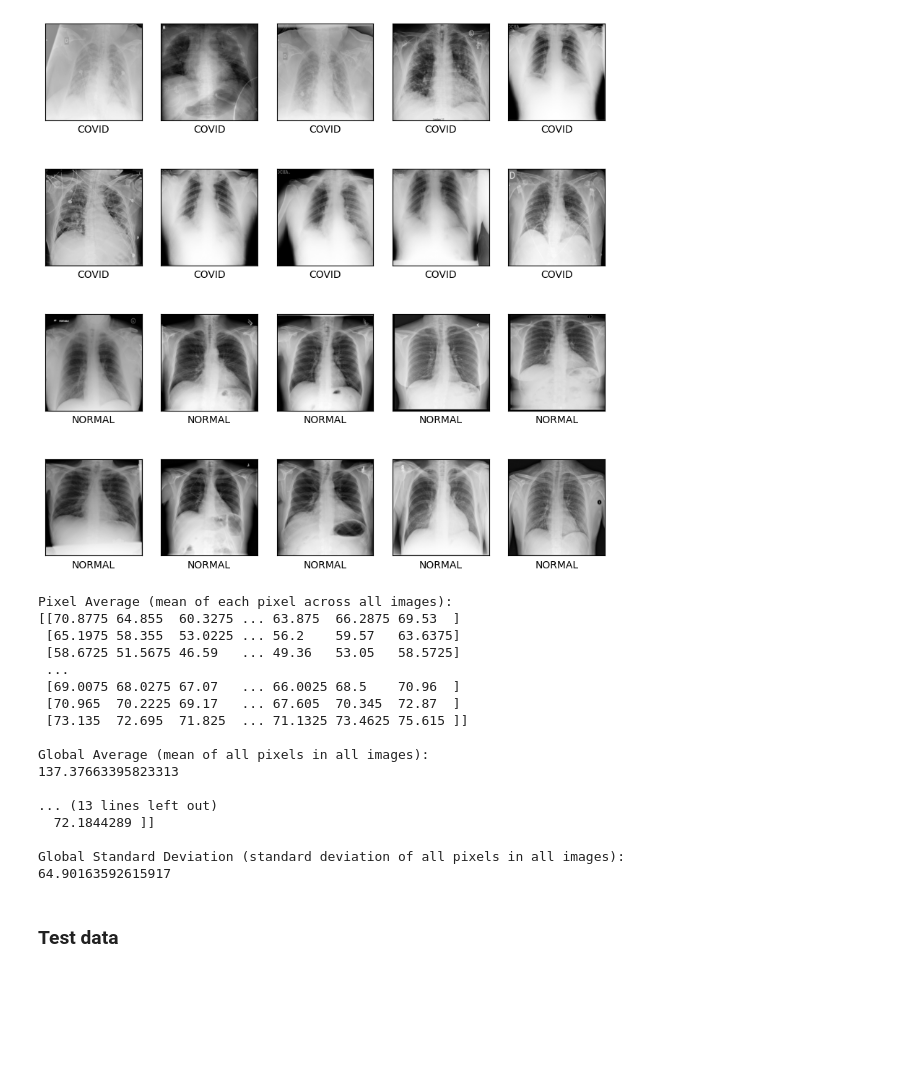
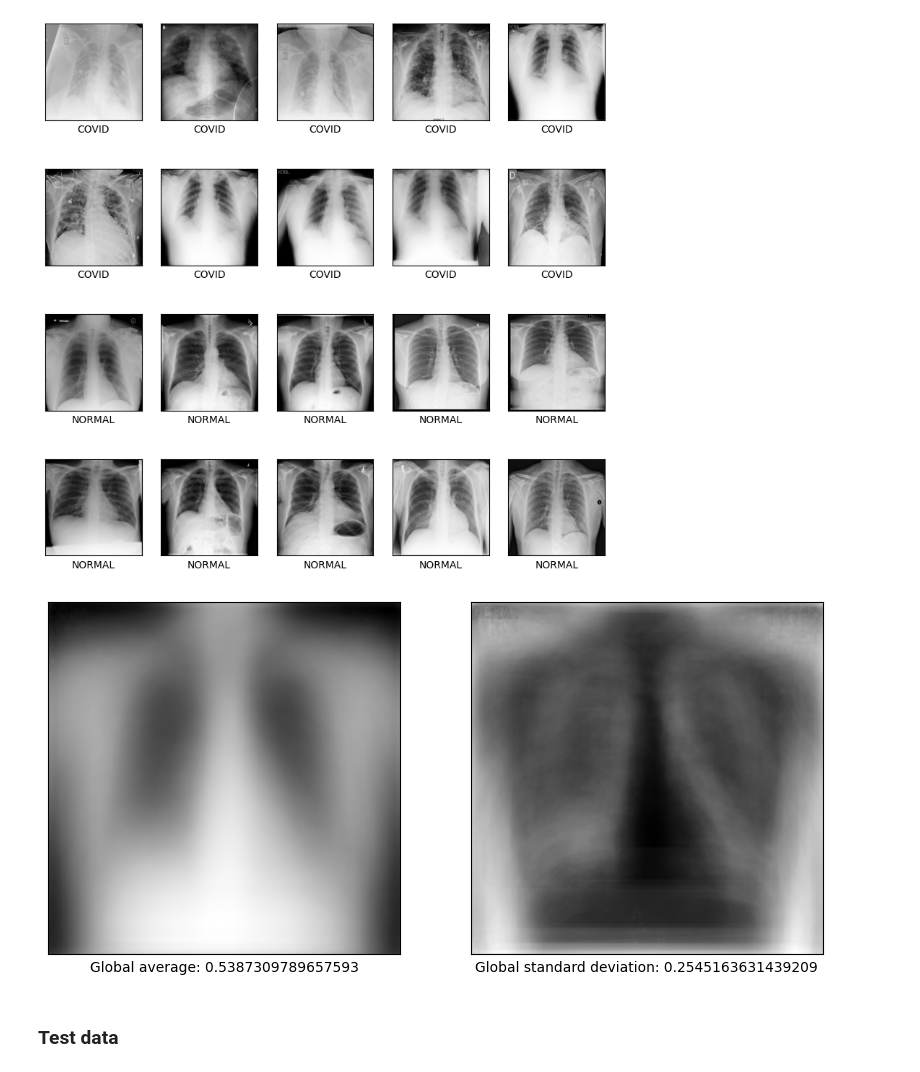
Before and after one commit to Lucmeister55/AI-project, a Jupyter notebook: notebooks/task1.ipynb, the cells around one changed output. Saved outputs shown, nothing was run; the diff lists cells and outputs as text; code cells hidden in the pictures; blank space fills up the shorter version.

```diff
--- a/notebooks/task1.ipynb
+++ b/notebooks/task1.ipynb
@@ -113,35 +102,24 @@ plt.show()
 # %%
 # Display some statistics on the pixel intensities (e.g., pixel average, global average, pixel standard deviation, global standard deviation, . . . )
 pixel_average = np.mean(X_val, axis=0)
 global_average = np.mean(X_val)
 pixel_std_dev = np.std(X_val, axis=0)
 global_std_dev = np.std(X_val)
-print("Pixel Average (mean of each pixel across all images):")
-print(pixel_average)
-print("\nGlobal Average (mean of all pixels in all images):")
-print(global_average)
-print("\nPixel Standard Deviation (standard deviation of each pixel across all images):")
-print(pixel_std_dev)
-print("\nGlobal Standard Deviation (standard deviation of all pixels in all images):")
-print(global_std_dev)
+
+plt.figure(figsize=(10,10))
+plt.subplot(1, 2, 1)
+plt.xticks([])
+plt.yticks([])
+plt.imshow(pixel_average, cmap="gray")
+plt.xlabel(f"Global average: {global_average}")
+plt.subplot(1, 2, 2)
+plt.xticks([])
+plt.yticks([])
+plt.imshow(pixel_std_dev, cmap="gray")
+plt.xlabel(f"Global standard deviation: {global_std_dev}")
+plt.show()
 # %% [output]
-Pixel Average (mean of each pixel across all images):
-[[70.8775 64.855  60.3275 ... 63.875  66.2875 69.53  ]
- [65.1975 58.355  53.0225 ... 56.2    59.57   63.6375]
- [58.6725 51.5675 46.59   ... 49.36   53.05   58.5725]
- ...
- [69.0075 68.0275 67.07   ... 66.0025 68.5    70.96  ]
- [70.965  70.2225 69.17   ... 67.605  70.345  72.87  ]
- [73.135  72.695  71.825  ... 71.1325 73.4625 75.615 ]]
-
-Global Average (mean of all pixels in all images):
-137.37663395823313
-
-... (13 lines left out)
-  72.1844289 ]]
-
-Global Standard Deviation (standard deviation of all pixels in all images):
-64.90163592615917
+[figure, added]
 # %% [markdown]
 ### Test data
 # %%
```
Also changed, not shown: parts of 9 cells of this notebook.
